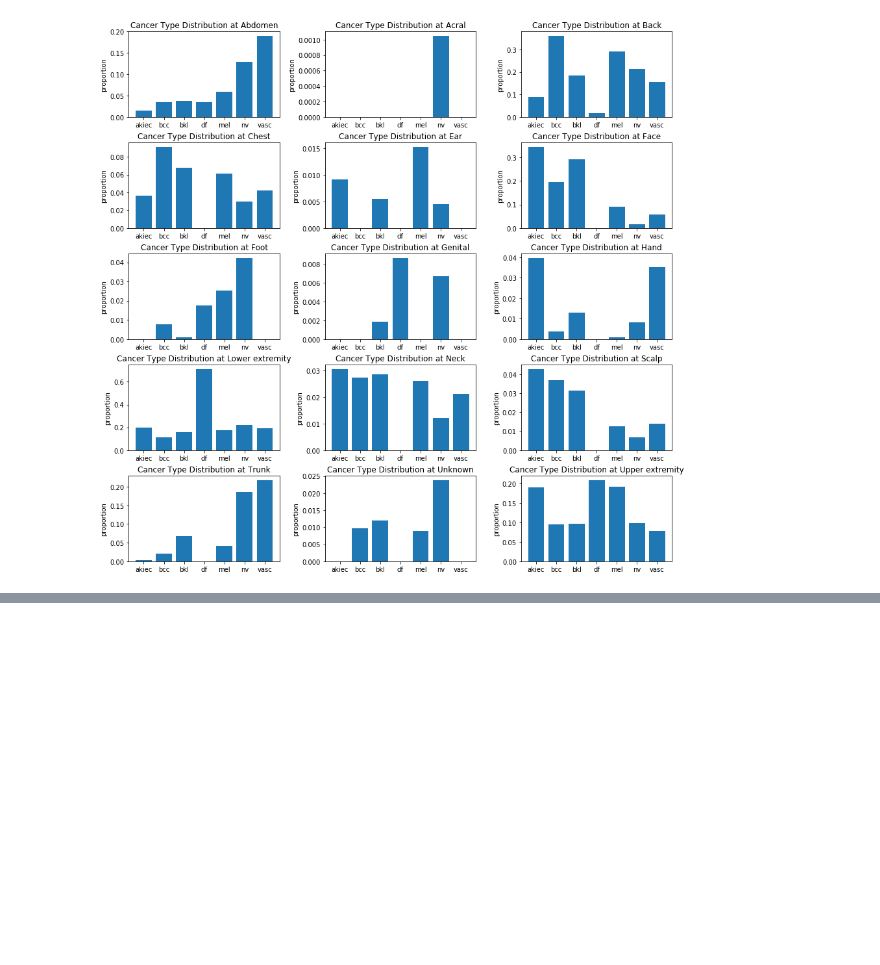
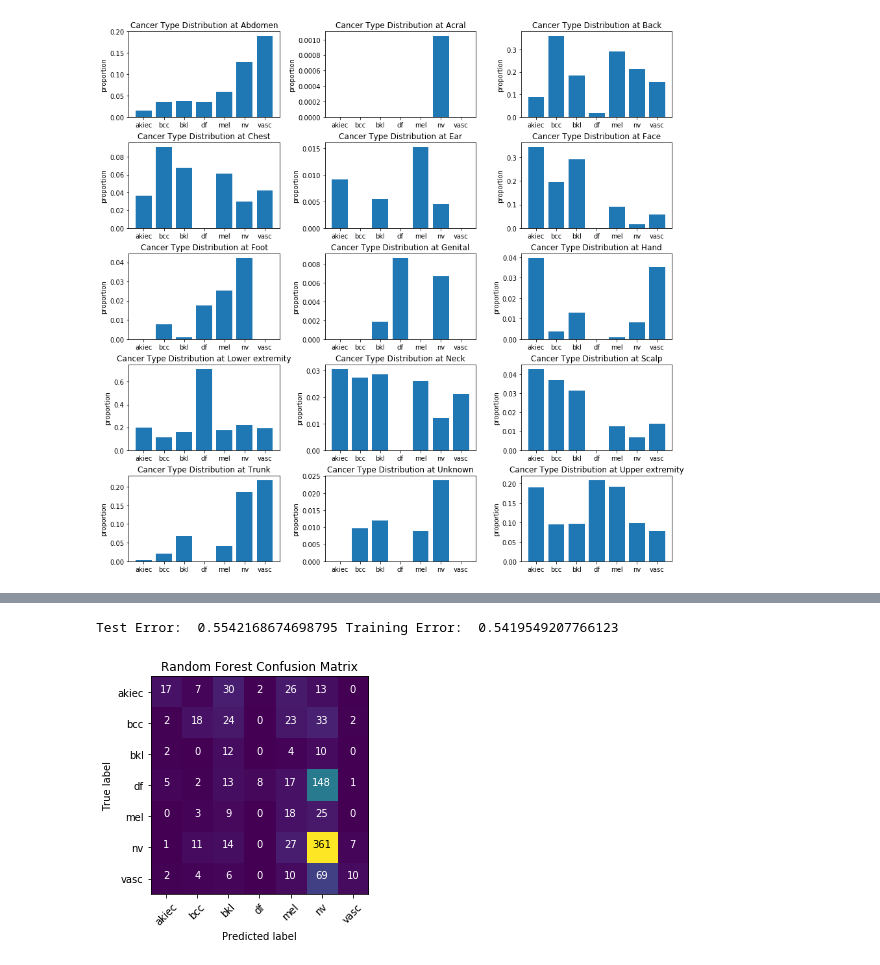
Before and after one commit to ankit-shukla-dev/SkinCancerClassification, a Jupyter notebook: CSV_Model.ipynb, the cells around one changed output, grey strips where cells are left out. Drawn from its saved outputs; the diff is of its cells as text; code cells hidden in the pictures; blank space fills up the shorter version.

```diff
--- a/CSV_Model.ipynb
+++ b/CSV_Model.ipynb
@@ -239,0 +269,32 @@ confusion_matrix(pred_test, y_test)
+# %%
+clf = RFC(n_estimators=clf.best_params_['n_estimators'], max_depth=clf.best_params_['max_depth'], max_features="sqrt", class_weight="balanced")
+clf.fit(x_train, y_train)
+
+pred_test = clf.predict(x_test)
+pred_train = clf.predict(x_train)
+cm_test = confusion_matrix(pred_test, y_test)
+cm_train = confusion_matrix(pred_train, y_train)
+test_err_rfc = zero_one_loss(pred_test, y_test)
+train_err_rfc = zero_one_loss(pred_train, y_train)
+print("Test Error: ", test_err_rfc, "Training Error: ", train_err_rfc)
+# %% [output]
+Test Error:  0.5542168674698795 Training Error:  0.5419549207766123
+# %%
+plt.imshow(cm_test)
+plt.title("Random Forest Confusion Matrix")
+tick_marks = np.arange(len(cancer_types))
+plt.xticks(tick_marks, cancer_types, rotation=45)
+plt.yticks(tick_marks, cancer_types)
+thresh = cm_test.max() / 2.
+for i, j in itertools.product(range(cm_test.shape[0]), range(cm_test.shape[1])):
+    plt.text(j, i, cm_test[i, j],
+             horizontalalignment="center",
+             color="black" if cm_test[i, j] > thresh else "white")
+
+plt.tight_layout()
+plt.ylabel('True label')
+plt.xlabel('Predicted label')
+plt.savefig('rf_cm.png')
+plt.show()
+# %% [output]
+[figure, added]
```
Also changed, not shown: parts of 25 cells of this notebook.
